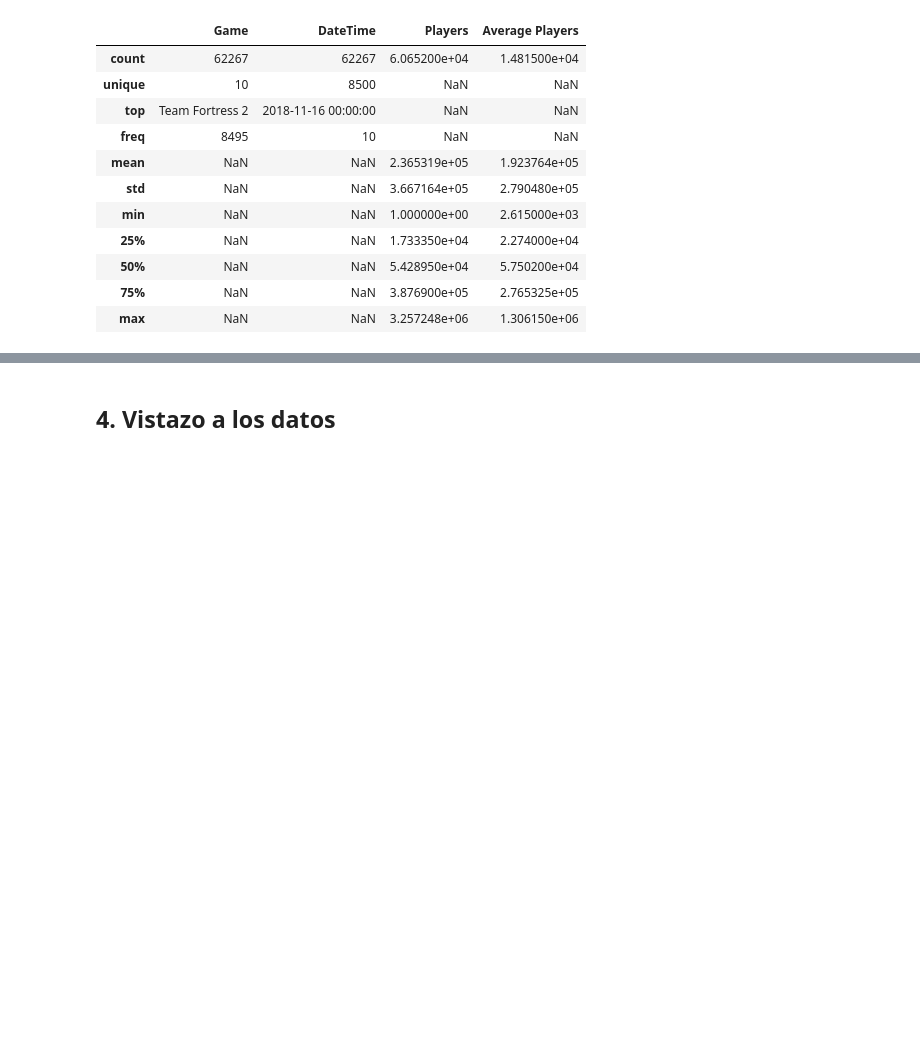
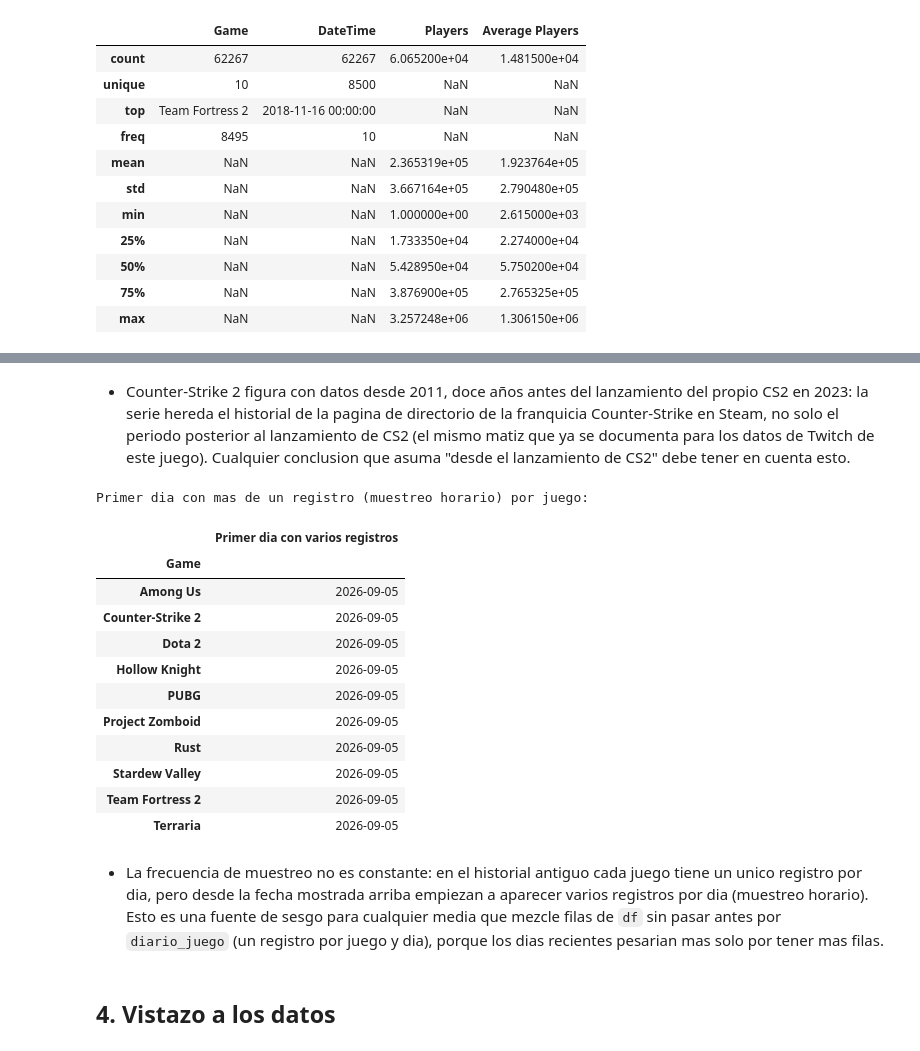
Before and after one commit to ai-somorrostro/Grupo2, a Jupyter notebook: SBD/steam_notebook.ipynb, the cells around one changed output, grey strips where cells are left out. Saved outputs shown, nothing was run; the diff lists cells and outputs as text; code cells hidden in the pictures; blank space fills up the shorter version.

```diff
--- a/SBD/steam_notebook.ipynb
+++ b/SBD/steam_notebook.ipynb
@@ -308,3 +404,33 @@ Average Players con dato: 23.8%
+# %% [markdown]
+- Counter-Strike 2 figura con datos desde 2011, doce años antes del lanzamiento del propio CS2 en 2023: la serie hereda el historial de la pagina de directorio de la franquicia Counter-Strike en Steam, no solo el periodo posterior al lanzamiento de CS2 (el mismo matiz que ya se documenta para los datos de Twitch de este juego). Cualquier conclusion que asuma "desde el lanzamiento de CS2" debe tener en cuenta esto.
+# %%
+registros_por_dia = df.groupby(["Game", "Fecha"]).size()
+primer_dia_multiple = (
+    registros_por_dia[registros_por_dia > 1]
+    .reset_index(name="Registros")
+    .groupby("Game")["Fecha"]
+    .min()
+    .rename("Primer dia con varios registros")
+)
+
+print("Primer dia con mas de un registro (muestreo horario) por juego:")
+display(primer_dia_multiple.to_frame())
+# %% [output]
+Primer dia con mas de un registro (muestreo horario) por juego:
+|  | Primer dia con varios registros |
+| Game |  |
+| Among Us | 2026-09-05 |
+| Counter-Strike 2 | 2026-09-05 |
+| Dota 2 | 2026-09-05 |
+| Hollow Knight | 2026-09-05 |
+| PUBG | 2026-09-05 |
+| Project Zomboid | 2026-09-05 |
+| Rust | 2026-09-05 |
+| Stardew Valley | 2026-09-05 |
+| Team Fortress 2 | 2026-09-05 |
+| Terraria | 2026-09-05 |
+# %% [markdown]
+- La frecuencia de muestreo no es constante: en el historial antiguo cada juego tiene un unico registro por dia, pero desde la fecha mostrada arriba empiezan a aparecer varios registros por dia (muestreo horario). Esto es una fuente de sesgo para cualquier media que mezcle filas de `df` sin pasar antes por `diario_juego` (un registro por juego y dia), porque los dias recientes pesarian mas solo por tener mas filas.
 # %% [markdown]
 ## 4. Vistazo a los datos
 # %%
```
Also changed, not shown: parts of 11 cells of this notebook, 2 other files.
